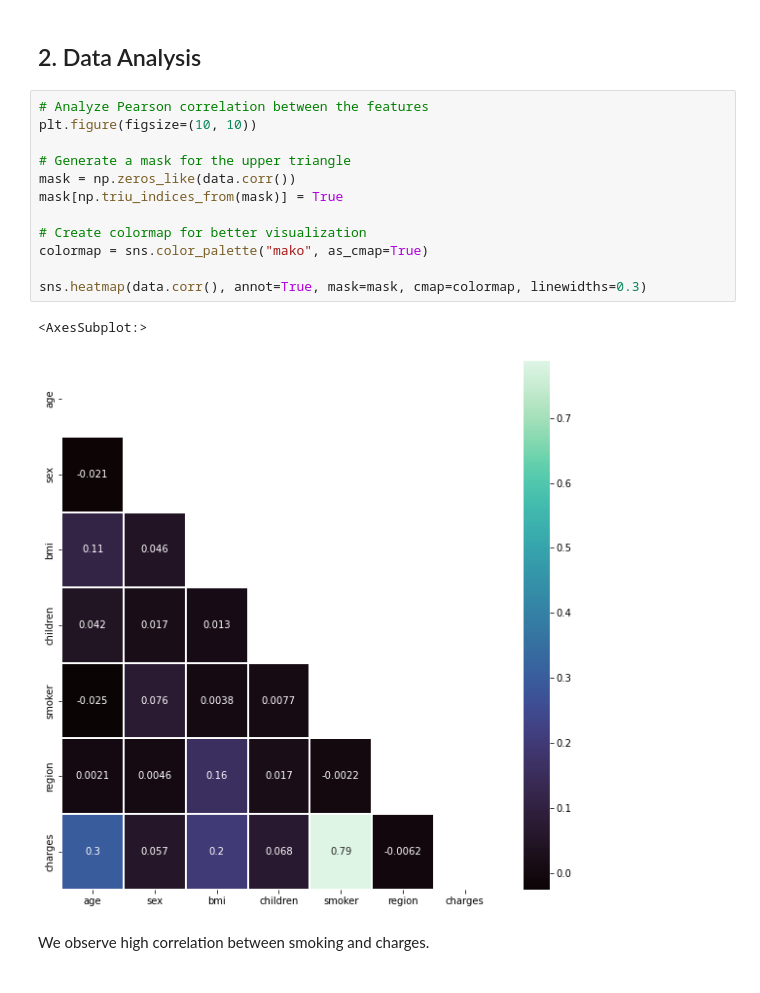
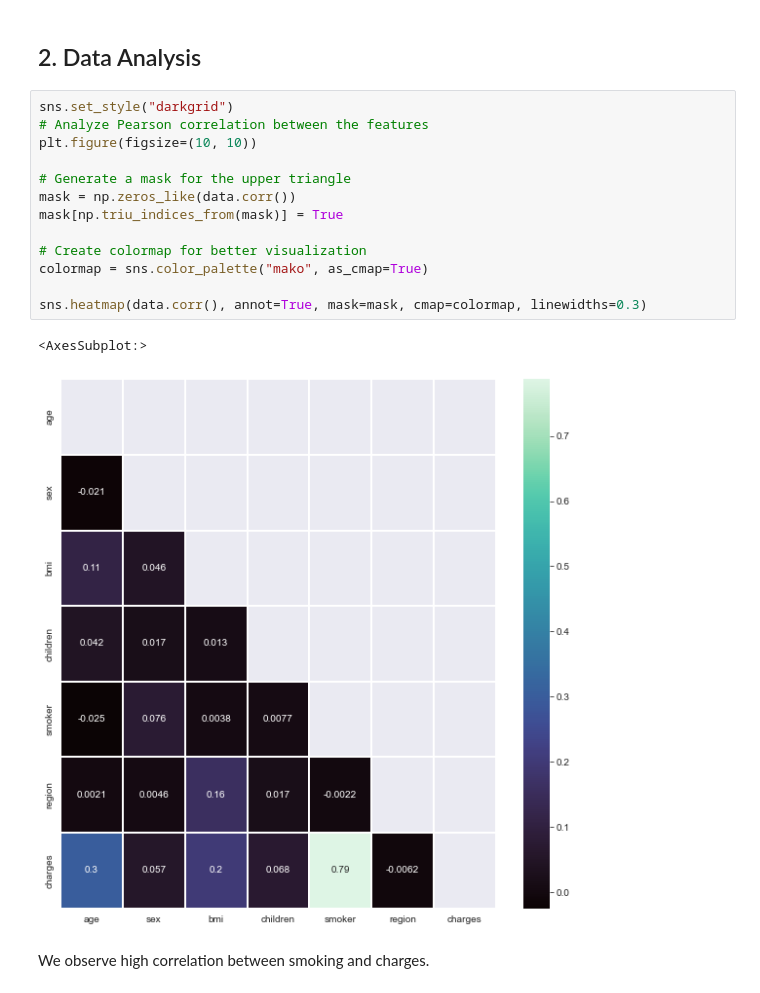
Before and after one commit to utkuozbudak/insurance_forecast, a Jupyter notebook: insurance_forecast.ipynb, the cells around one changed output. Drawn from its saved outputs; the diff is of its cells as text.

```diff
--- a/insurance_forecast.ipynb
+++ b/insurance_forecast.ipynb
@@ -73,20 +71,21 @@ data.head()
 # %% [markdown]
 ## 2. Data Analysis
 # %%
+sns.set_style("darkgrid")
 # Analyze Pearson correlation between the features
 plt.figure(figsize=(10, 10))
 
 # Generate a mask for the upper triangle
 mask = np.zeros_like(data.corr())
 mask[np.triu_indices_from(mask)] = True
 
 # Create colormap for better visualization
 colormap = sns.color_palette("mako", as_cmap=True)
 
 sns.heatmap(data.corr(), annot=True, mask=mask, cmap=colormap, linewidths=0.3)
 # %% [output]
 <AxesSubplot:>
-[figure, old version]
+[figure, new version]
 # %% [markdown]
 We observe high correlation between smoking and charges.
 # %%
```
Also changed, not shown: parts of 11 cells of this notebook.
